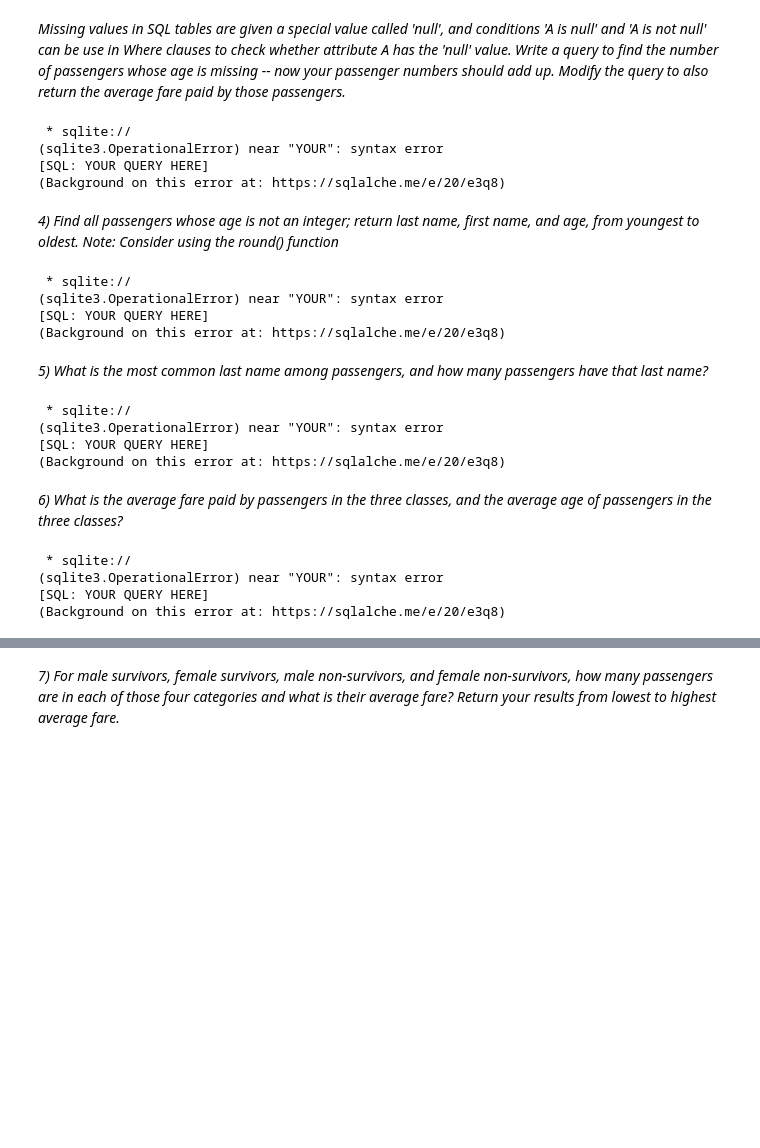
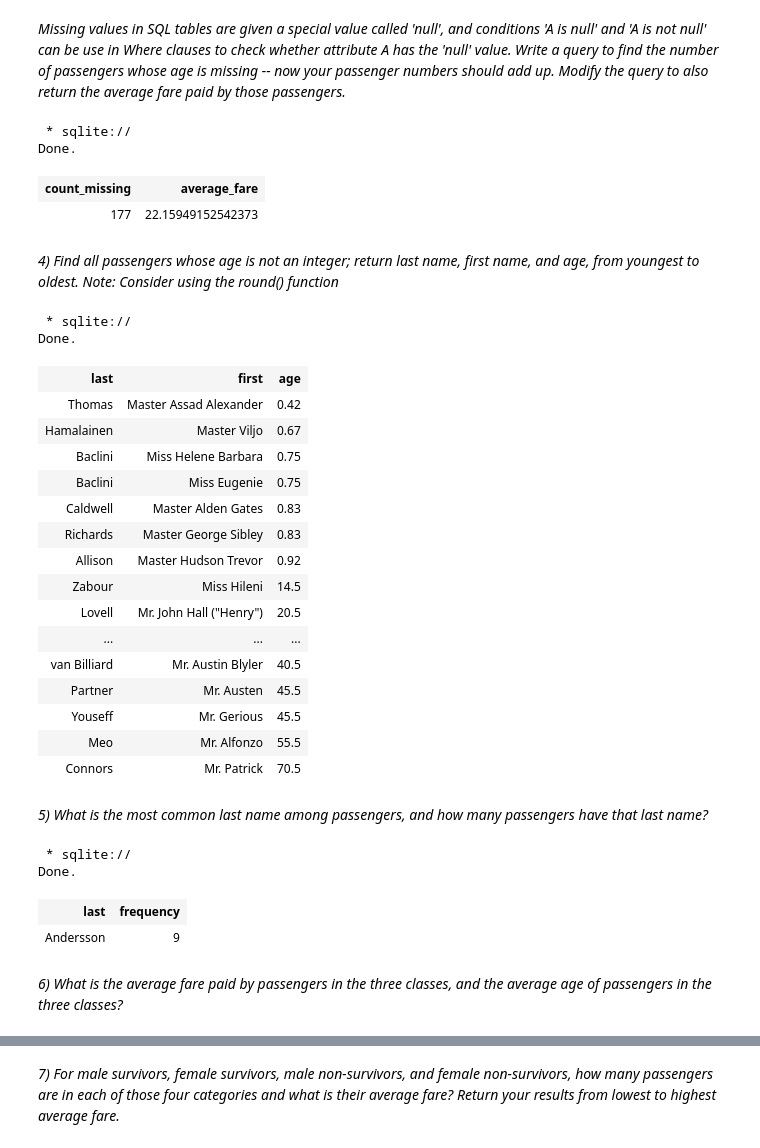
Before and after one commit to allenrojo/-data-science-activities, a Jupyter notebook: sql/SQLBasic.ipynb, the cells around one changed output, grey strips where cells are left out. Drawn from its saved outputs; the diff is of its cells as text; code cells hidden in the pictures; blank space fills up the shorter version.

```diff
--- a/sql/SQLBasic.ipynb
+++ b/sql/SQLBasic.ipynb
@@ -757,40 +848,55 @@ YOUR THIRD QUERY HERE
 # %% [markdown]
 *Missing values in SQL tables are given a special value called 'null', and conditions 'A is null' and 'A is not null' can be use in Where clauses to check whether attribute A has the 'null' value. Write a query to find the number of passengers whose age is missing -- now your passenger numbers should add up. Modify the query to also return the average fare paid by those passengers.*
-# %%
-%%sql
-YOUR QUERY HERE
-# %% [output]
- * sqlite://
-(sqlite3.OperationalError) near "YOUR": syntax error
-[SQL: YOUR QUERY HERE]
-(Background on this error at: https://sqlalche.me/e/20/e3q8)
+# %%
+%%sql
+select count(*) as count_missing, avg(fare) as average_fare
+from titanic
+where age is null or age = ''
+# %% [output]
+ * sqlite://
+Done.
+| count_missing | average_fare |
+| 177 | 22.15949152542373 |
 # %% [markdown]
 *4) Find all passengers whose age is not an integer; return last name, first name, and age, from youngest to oldest. Note: Consider using the round() function*
-# %%
-%%sql
-YOUR QUERY HERE
-# %% [output]
- * sqlite://
-(sqlite3.OperationalError) near "YOUR": syntax error
-[SQL: YOUR QUERY HERE]
-(Background on this error at: https://sqlalche.me/e/20/e3q8)
+# %%
+%%sql
+select last, first, age
+from titanic
+where age != round(age)
+order by age asc
+# %% [output]
+ * sqlite://
+Done.
+| last | first | age |
+| Thomas | Master Assad Alexander | 0.42 |
+| Hamalainen | Master Viljo | 0.67 |
+| Baclini | Miss Helene Barbara | 0.75 |
+| Baclini | Miss Eugenie | 0.75 |
+| Caldwell | Master Alden Gates | 0.83 |
+| Richards | Master George Sibley | 0.83 |
+| Allison | Master Hudson Trevor | 0.92 |
+| Zabour | Miss Hileni | 14.5 |
+| Lovell | Mr. John Hall ("Henry") | 20.5 |
+| ... | ... | ... |
+| van Billiard | Mr. Austin Blyler | 40.5 |
+| Partner | Mr. Austen | 45.5 |
+| Youseff | Mr. Gerious | 45.5 |
+| Meo | Mr. Alfonzo | 55.5 |
+| Connors | Mr. Patrick | 70.5 |
 # %% [markdown]
 *5) What is the most common last name among passengers, and how many passengers have that last name?*
-# %%
-%%sql
-YOUR QUERY HERE
-# %% [output]
- * sqlite://
-(sqlite3.OperationalError) near "YOUR": syntax error
-[SQL: YOUR QUERY HERE]
-(Background on this error at: https://sqlalche.me/e/20/e3q8)
+# %%
+%%sql
+select last, count(*) as frequency
+from titanic
+group by last
+order by frequency desc
+limit 1
+# %% [output]
+ * sqlite://
+Done.
+| last | frequency |
+| Andersson | 9 |
 # %% [markdown]
 *6) What is the average fare paid by passengers in the three classes, and the average age of passengers in the three classes?*
-# %%
-%%sql
-YOUR QUERY HERE
-# %% [output]
- * sqlite://
-(sqlite3.OperationalError) near "YOUR": syntax error
-[SQL: YOUR QUERY HERE]
-(Background on this error at: https://sqlalche.me/e/20/e3q8)
```
Also changed, not shown: parts of 36 cells of this notebook.
